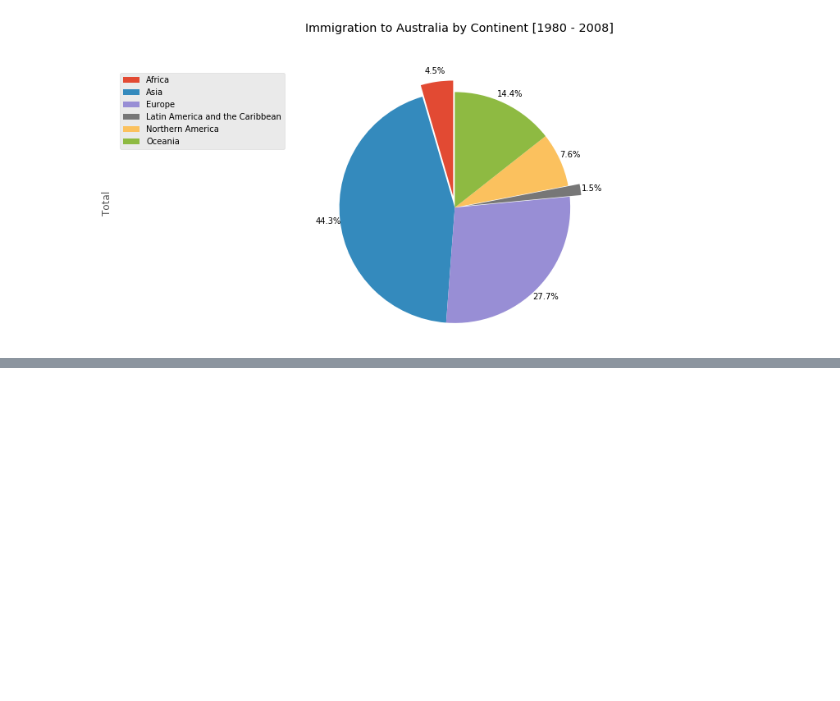
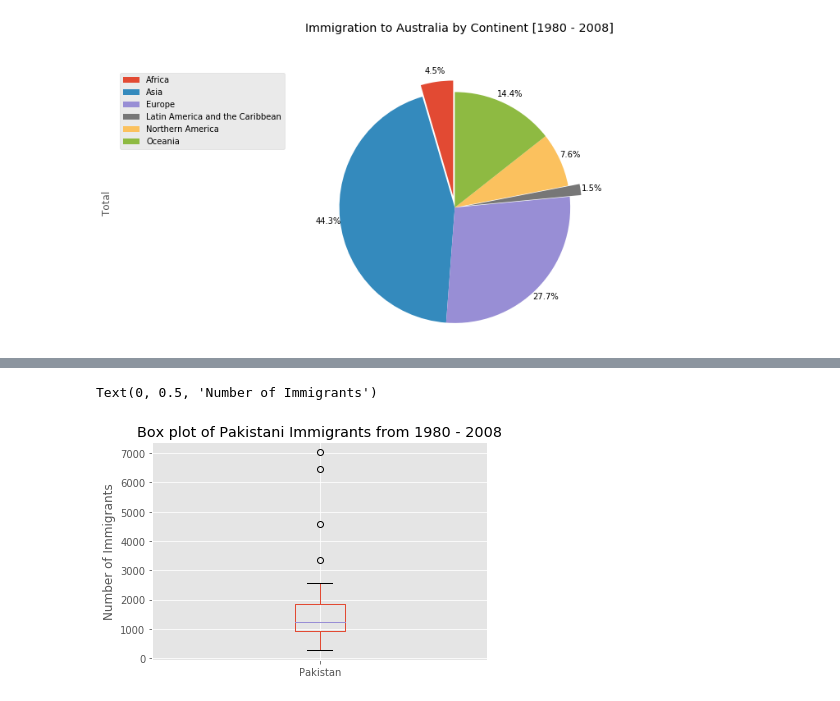
Before and after one commit to AmmaraRazzaq/dataVisualization_with_Python, a Jupyter notebook: Australia_Immigration.ipynb, the cells around one changed output, grey strips where cells are left out. Saved outputs shown, nothing was run; the diff lists cells and outputs as text; code cells hidden in the pictures; blank space fills up the shorter version.

```diff
--- a/Australia_Immigration.ipynb
+++ b/Australia_Immigration.ipynb
@@ -489,0 +481,3 @@ df_percent.plot(kind='pie')
+# %%
+df_pk = df.loc[['Pakistan'], years].transpose()
+df_pk.head()
@@ -489,0 +491,8 @@ df_percent.plot(kind='pie')
+# %%
+df_pk.plot(kind='box', figsize=(6,4))
+
+plt.title('Box plot of Pakistani Immigrants from 1980 - 2008')
+plt.ylabel('Number of Immigrants')
+# %% [output]
+Text(0, 0.5, 'Number of Immigrants')
+[figure, added]
```
Also changed, not shown: parts of 4 cells of this notebook.
